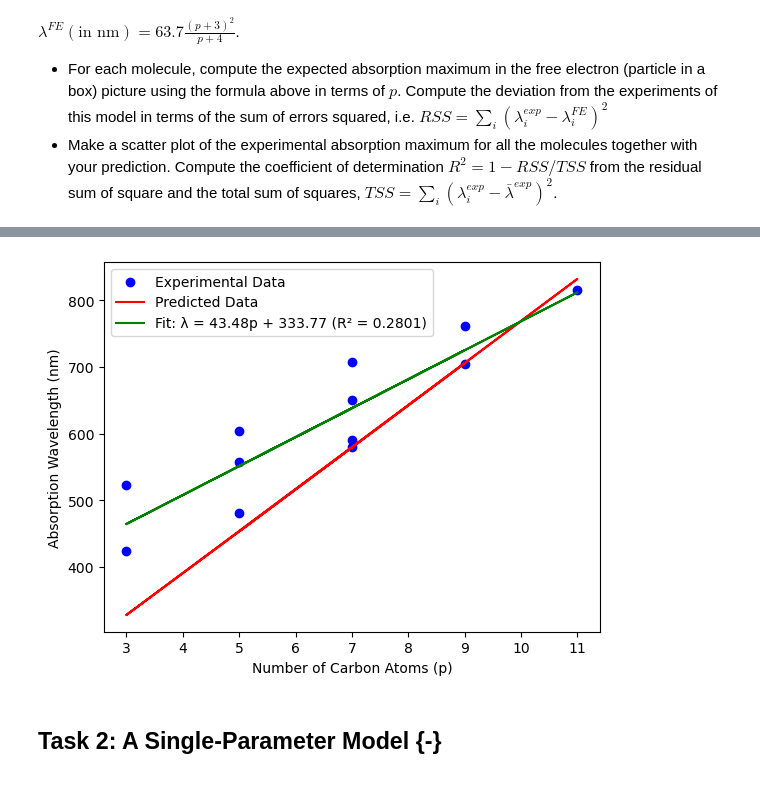
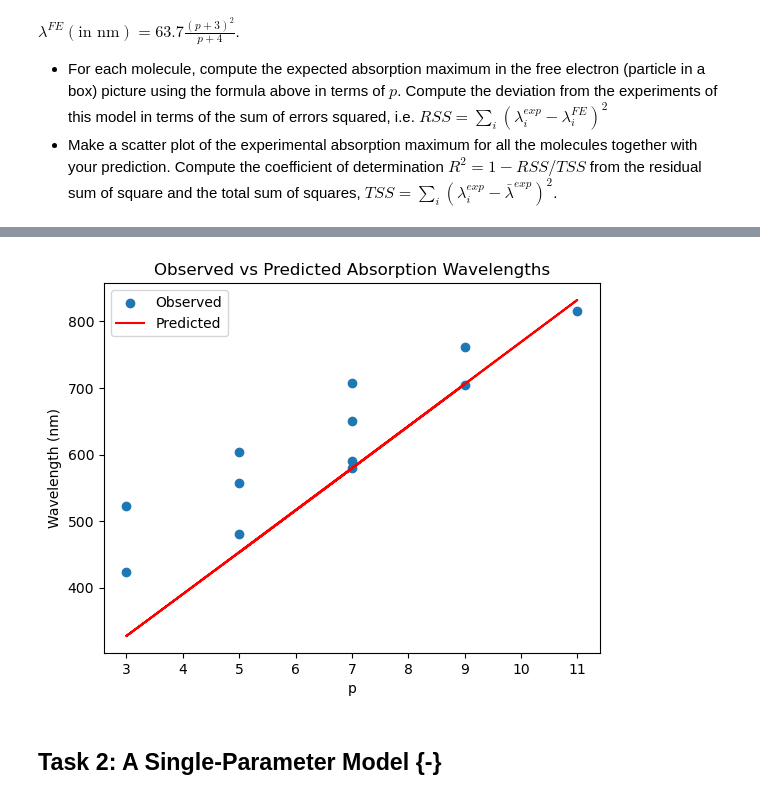
Before and after one commit to DavidShreve/PChemLab, a Jupyter notebook: ParticleBox_Worksheet.ipynb, the cells around one changed output, grey strips where cells are left out. Cells and saved outputs as stored; diff of their text form; code cells hidden in the pictures.

```diff
--- a/ParticleBox_Worksheet.ipynb
+++ b/ParticleBox_Worksheet.ipynb
@@ -15,54 +15,67 @@ For the first task, we will consider the hypothesis that for all the molecules i
 * For each molecule, compute the expected absorption maximum in the free electron (particle in a box) picture using the formula above in terms of $p$. Compute the deviation from the experiments of this model in terms of the sum of errors squared, i.e. $RSS=\sum_i(\lambda^{exp}_i-\lambda^{FE}_i)^2$
 * Make a scatter plot of the experimental absorption maximum for all the molecules together with your prediction. Compute the coefficient of determination $R^2=1-RSS/TSS$ from the residual sum of square and the total sum of squares, $TSS=\sum_i(\lambda^{exp}_i-\bar{\lambda}^{exp})^2$.
 # %%
+import numpy as np
 import pandas as pd
-import numpy as np
 import matplotlib.pyplot as plt
-from scipy import stats
 
-# Define the function for the particle in a box model
+# Define the formula to compute predicted absorption wavelength
 def lambda_FE(p):
-    return 63.7 * ((p + 3)**2) / (p + 4)
+    return 63.7 * (p + 3)**2 / (p + 4)
 
-# Define the dyes data if not already created
-dyes_data = pd.DataFrame([
-    {'cas': '977-96-8', 'p': 3, 'lambda_exp': 522.991943},
-    {'cas': '605-91-4', 'p': 5, 'lambda_exp': 604.003479},
-    {'cas': '4727-49-5', 'p': 7, 'lambda_exp': 590.018250},
-    {'cas': '14187-31-6', 'p': 7, 'lambda_exp': 707.012146},
-    {'cas': '4727-50-8', 'p': 9, 'lambda_exp': 705.008301},
-    {'cas': '18300-31-7', 'p': 11, 'lambda_exp': 814.993225},
-    {'cas': '2197-01-5', 'p': 3, 'lambda_exp': 423.012695},
-    {'cas': '905-97-5', 'p': 5, 'lambda_exp': 557.017883},
-    {'cas': '514-73-8', 'p': 7, 'lambda_exp': 650.993408},
-    {'cas': '3071-70-3', 'p': 9, 'lambda_exp': 762.0},
-    {'cas': '905-96-4', 'p': 5, 'lambda_exp': 479.995789},
-    {'cas': '14806-50-9', 'p': 7, 'lambda_exp': 579.984802}
-])
+# Define the dictionary for the molecules
+dyes = [
+    {'cas': '977-96-8', 'p': 3, 'hasO': 0, 'hasS': 0, 'label': 'C3', 'group': 'C', 'lambda_exp': 522.991943},
+    {'cas': '605-91-4', 'p': 5, 'hasO': 0, 'hasS': 0, 'label': 'C5', 'group': 'C', 'lambda_exp': 604.003479},
+    {'cas': '4727-49-5', 'p': 7, 'hasO': 0, 'hasS': 0, 'label': 'N7', 'group': 'N', 'lambda_exp': 590.018250},
+    {'cas': '14187-31-6', 'p': 7, 'hasO': 0, 'hasS': 0, 'label': 'C7', 'group': 'C', 'lambda_exp': 707.012146},
+    {'cas': '4727-50-8', 'p': 9, 'hasO': 0, 'hasS': 0, 'label': 'N9', 'group': 'N', 'lambda_exp': 705.008301},
+    {'cas': '18300-31-7', 'p': 11, 'hasO': 0, 'hasS': 0, 'label': 'N11', 'group': 'N', 'lambda_exp': 814.993225},
+    {'cas': '2197-01-5', 'p': 3, 'hasO': 0, 'hasS': 1, 'label': 'S3', 'group': 'S', 'lambda_exp': 423.012695},
+    {'cas': '905-97-5', 'p': 5, 'hasO': 0, 'hasS': 1, 'label': 'S5', 'group': 'S', 'lambda_exp': 557.017883},
+    {'cas': '514-73-8', 'p': 7, 'hasO': 0, 'hasS': 1, 'label': 'S7', 'group': 'S', 'lambda_exp': 650.993408},
+    {'cas': '3071-70-3', 'p': 9, 'hasO': 0, 'hasS': 1, 'label': 'S9', 'group': 'S', 'lambda_exp': 762.000000},
+    {'cas': '905-96-4', 'p': 5, 'hasO': 1, 'hasS': 0, 'label': 'O5', 'group': 'O', 'lambda_exp': 479.995789},
+    {'cas': '14806-50-9', 'p': 7, 'hasO': 1, 'hasS': 0, 'label': 'O7', 'group': 'O', 'lambda_exp': 579.984802}
+]
 
-# Compute the expected lambda_FE for each molecule
+# Convert the list of dictionaries into a DataFrame
+dyes_data = pd.DataFrame(dyes)
+
+# Compute the expected lambda_FE for each molecule using the formula
 dyes_data['lambda_FE'] = dyes_data['p'].apply(lambda_FE)
 
-# Compute RSS and TSS
+# Compute the deviation (difference between observed and predicted values)
+dyes_data['deviation'] = dyes_data['lambda_exp'] - dyes_data['lambda_FE']
+
+# Calculate RSS
 RSS = np.sum((dyes_data['lambda_exp'] - dyes_data['lambda_FE'])**2)
+
+# Calculate TSS (Total Sum of Squares)
 TSS = np.sum((dyes_data['lambda_exp'] - dyes_data['lambda_exp'].mean())**2)
-R2 = 1 - RSS / TSS
 
-# Fit a linear regression line to the data for the trendline equation
-slope, intercept, r_value, p_value, std_err = stats.linregress(dyes_data['p'], dyes_data['lambda_exp'])
+# Calculate R^2 (Coefficient of Determination)
+R2 = 1 - (RSS / TSS)
 
-# Plot the experimental data and the predicted trendline
-plt.scatter(dyes_data['p'], dyes_data['lambda_exp'], label='Experimental Data', color='blue')
-plt.plot(dyes_data['p'], dyes_data['lambda_FE'], color='red', label='Predicted Data')
+# Print out the individual deviations and the overall metrics
+for index, row in dyes_data.iterrows():
+    print(f"CAS: {row['cas']}, Label: {row['label']}")
+    print(f"Observed Absorption: {row['lambda_exp']} nm")
+    print(f"Predicted Absorption: {row['lambda_FE']} nm")
+    print(f"Deviation: {row['deviation']} nm")
+    print("-" * 40)
 
-# Plot the best fit line (from the regression)
-plt.plot(dyes_data['p'], slope * dyes_data['p'] + intercept, color='green', label=f'Fit: λ = {slope:.2f}p + {intercept:.2f} (R² = {R2:.4f})')
+# Print the overall metrics (RSS, TSS, R^2)
+print(f"RSS: {RSS:.4f}")
+print(f"TSS: {TSS:.4f}")
+print(f"R^2: {R2:.4f}")
 
-# Adding labels and title
-plt.xlabel('Number of Carbon Atoms (p)')
-plt.ylabel('Absorption Wavelength (nm)')
+# Plotting the data
+plt.scatter(dyes_data['p'], dyes_data['lambda_exp'], label='Observed')
+plt.plot(dyes_data['p'], dyes_data['lambda_FE'], color='red', label='Predicted')
+plt.xlabel('p')
+plt.ylabel('Wavelength (nm)')
 plt.legend()
-
-# Show the plot
+plt.title('Observed vs Predicted Absorption Wavelengths')
 plt.show()
 # %% [output]
@@ -69,4 +99,4 @@ plt.show()
-[figure, old version]
+[figure, new version]
 # %% [markdown]
 ## Task 2: A Single-Parameter Model {-}
 # %% [markdown]
```
Also changed, not shown: parts of 1 cell of this notebook.
